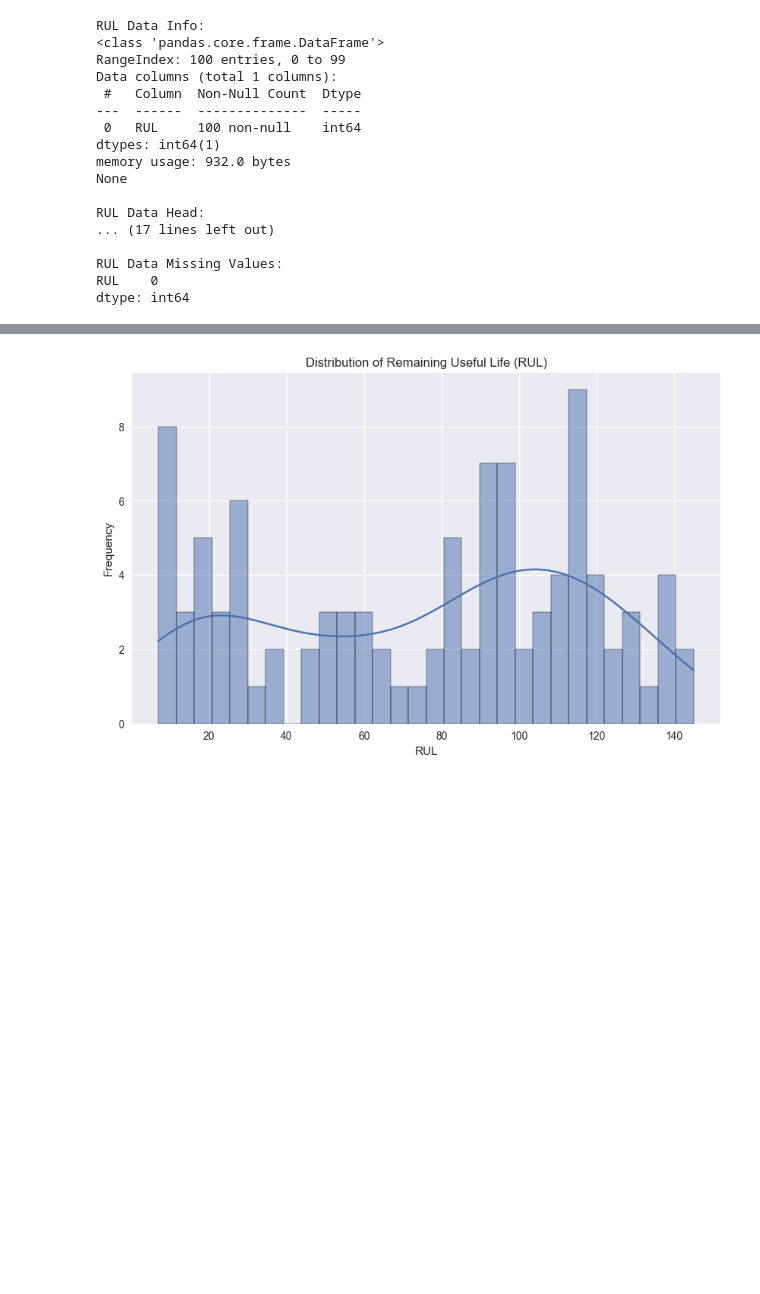
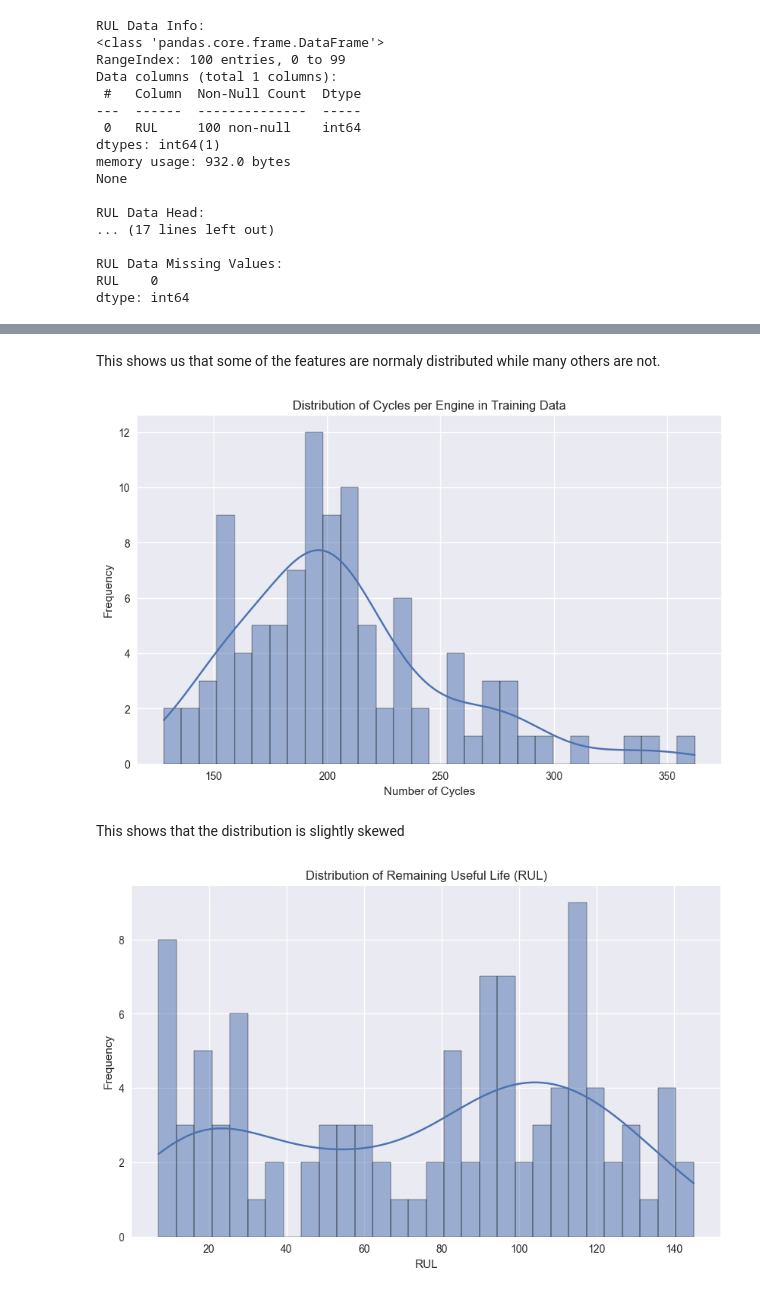
Before and after one commit to sarkima/predictive-maintenance-project, a Jupyter notebook: jupyter_notebooks/predictive-maintenance-analytics.ipynb, the cells around one changed output, grey strips where cells are left out. Saved outputs shown, nothing was run; the diff lists cells and outputs as text; code cells hidden in the pictures; blank space fills up the shorter version.

```diff
--- a/jupyter_notebooks/predictive-maintenance-analytics.ipynb
+++ b/jupyter_notebooks/predictive-maintenance-analytics.ipynb
@@ -219,0 +221,15 @@ dtype: int64
+# %% [markdown]
+This shows us that some of the features are normaly distributed while many others are not.
+# %%
+# Let us look at a basic distribution of cycles per engine in the training data
+engine_cycles = df_train.groupby("engine_id")["cycle"].max().reset_index()
+plt.figure(figsize=(10, 6))
+sns.histplot(engine_cycles["cycle"], bins=30, kde=True)
+plt.title("Distribution of Cycles per Engine in Training Data")
+plt.xlabel("Number of Cycles")
+plt.ylabel("Frequency")
+plt.show()
+# %% [output]
+[figure, added]
+# %% [markdown]
+This shows that the distribution is slightly skewed
```
Also changed, not shown: parts of 28 cells of this notebook, 1 other file.
